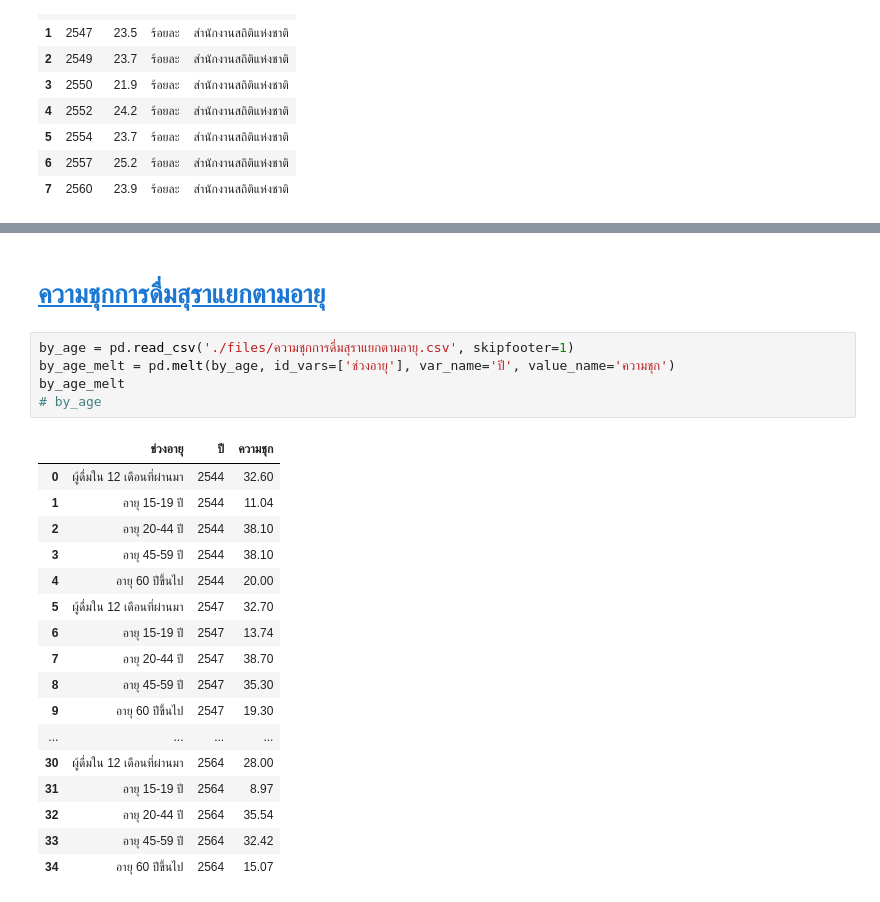
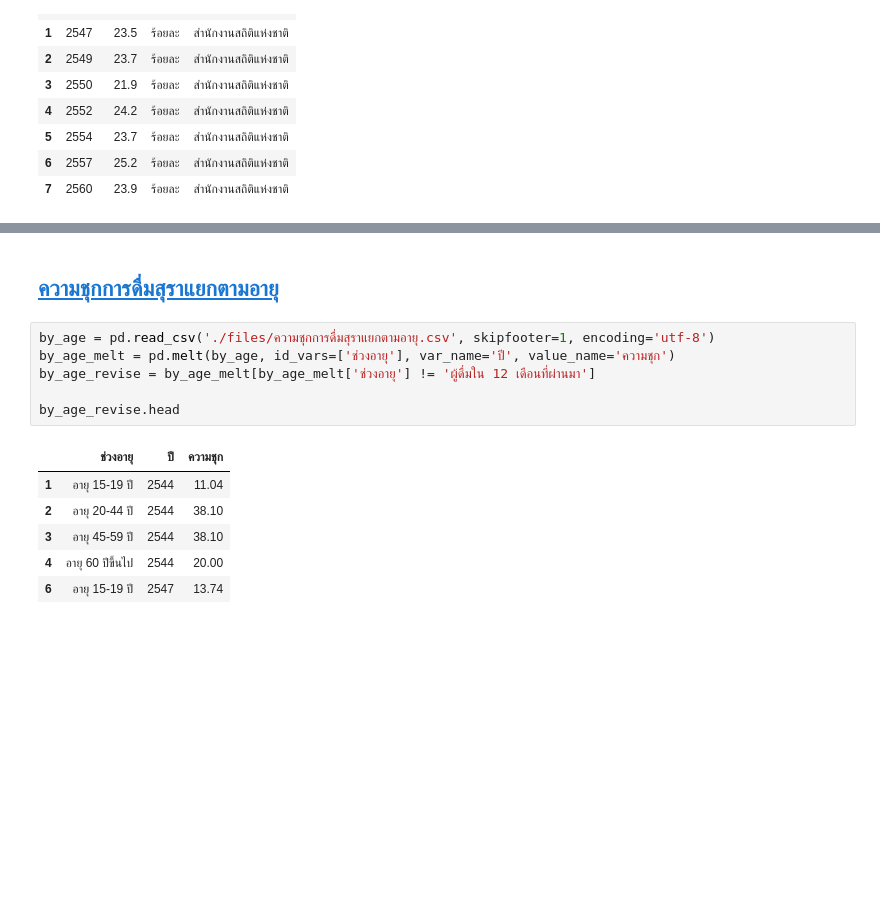
Before and after one commit to Zylink2/Machine_Learning_Project_2, a Jupyter notebook: Bank_draft.ipynb, the cells around one changed output, grey strips where cells are left out. Saved outputs shown, nothing was run; the diff lists cells and outputs as text; blank space fills up the shorter version.

```diff
--- a/Bank_draft.ipynb
+++ b/Bank_draft.ipynb
@@ -77,26 +77,16 @@ sns.regplot(x='year', y='value', data=preva2_raw, scatter=True, ci=None, color='
 # %% [markdown]
-# [ความชุกการดื่มสุราแยกตามอายุ](https://alcoholstudy.in.th/index.php?ct=report_drinker&proc=main&year1=2564&year2=7&chart_id=4)
+## [ความชุกการดื่มสุราแยกตามอายุ](https://alcoholstudy.in.th/index.php?ct=report_drinker&proc=main&year1=2564&year2=7&chart_id=4)
 # %%
-by_age = pd.read_csv('./files/ความชุกการดื่มสุราแยกตามอายุ.csv', skipfooter=1)
+by_age = pd.read_csv('./files/ความชุกการดื่มสุราแยกตามอายุ.csv', skipfooter=1, encoding='utf-8')
 by_age_melt = pd.melt(by_age, id_vars=['ช่วงอายุ'], var_name='ปี', value_name='ความชุก')
-by_age_melt
-# by_age
+by_age_revise = by_age_melt[by_age_melt['ช่วงอายุ'] != 'ผู้ดื่มใน 12 เดือนที่ผ่านมา']
+
+by_age_revise.head
 # %% [output]
 |  | ช่วงอายุ | ปี | ความชุก |
-| 0 | ผู้ดื่มใน 12 เดือนที่ผ่านมา | 2544 | 32.60 |
 | 1 | อายุ 15-19 ปี | 2544 | 11.04 |
 | 2 | อายุ 20-44 ปี | 2544 | 38.10 |
 | 3 | อายุ 45-59 ปี | 2544 | 38.10 |
 | 4 | อายุ 60 ปีขึ้นไป | 2544 | 20.00 |
-| 5 | ผู้ดื่มใน 12 เดือนที่ผ่านมา | 2547 | 32.70 |
 | 6 | อายุ 15-19 ปี | 2547 | 13.74 |
-| 7 | อายุ 20-44 ปี | 2547 | 38.70 |
-| 8 | อายุ 45-59 ปี | 2547 | 35.30 |
-| 9 | อายุ 60 ปีขึ้นไป | 2547 | 19.30 |
-| ... | ... | ... | ... |
-| 30 | ผู้ดื่มใน 12 เดือนที่ผ่านมา | 2564 | 28.00 |
-| 31 | อายุ 15-19 ปี | 2564 | 8.97 |
-| 32 | อายุ 20-44 ปี | 2564 | 35.54 |
-| 33 | อายุ 45-59 ปี | 2564 | 32.42 |
-| 34 | อายุ 60 ปีขึ้นไป | 2564 | 15.07 |
 # %%
```
Also changed, not shown: parts of 29 cells of this notebook, 1 other file.
